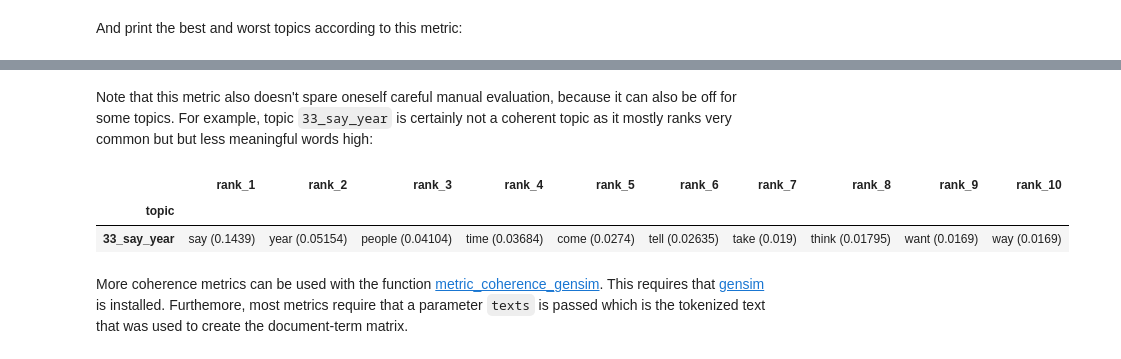
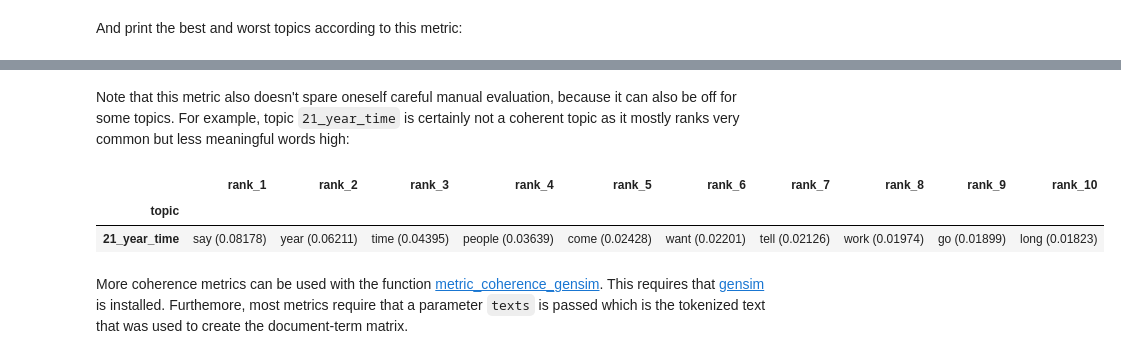
Before and after one commit to internaut/tmtoolkit, a Jupyter notebook: doc/source/topic_modeling.ipynb, the cells around one changed output, grey strips where cells are left out. Saved outputs shown, nothing was run; the diff lists cells and outputs as text; code cells hidden in the pictures.

```diff
--- a/doc/source/topic_modeling.ipynb
+++ b/doc/source/topic_modeling.ipynb
@@ -731,11 +729,11 @@ array(['45_percent_germany', '23_line_brand', '32_relation_trust',
 # %% [markdown]
-Note that this metric also doesn't spare oneself careful manual evaluation, because it can also be off for some topics. For example, topic `33_say_year` is certainly not a coherent topic as it mostly ranks very common but but less meaningful words high:
+Note that this metric also doesn't spare oneself careful manual evaluation, because it can also be off for some topics. For example, topic `21_year_time` is certainly not a coherent topic as it mostly ranks very common but less meaningful words high:
 # %%
-top_topic_word[top_topic_word.index == '33_say_year']
+top_topic_word[top_topic_word.index == '21_year_time']
 # %% [output]
 |  | rank_1 | rank_2 | rank_3 | rank_4 | rank_5 | rank_6 | rank_7 | rank_8 | rank_9 | rank_10 |
 | topic |  |  |  |  |  |  |  |  |  |  |
-| 33_say_year | say (0.1439) | year (0.05154) | people (0.04104) | time (0.03684) | come (0.0274) | tell (0.02635) | take (0.019) | think (0.01795) | want (0.0169) | way (0.0169) |
+| 21_year_time | say (0.08178) | year (0.06211) | time (0.04395) | people (0.03639) | come (0.02428) | want (0.02201) | tell (0.02126) | work (0.01974) | go (0.01899) | long (0.01823) |
 # %% [markdown]
 More coherence metrics can be used with the function [metric_coherence_gensim](api.rst#tmtoolkit.topicmod.evaluate.metric_coherence_gensim). This requires that [gensim](https://radimrehurek.com/gensim/) is installed. Furthemore, most metrics require that a parameter `texts` is passed which is the tokenized text that was used to create the document-term matrix.
 # %% [markdown]
```
Also changed, not shown: parts of 55 cells of this notebook, 11 other files.
